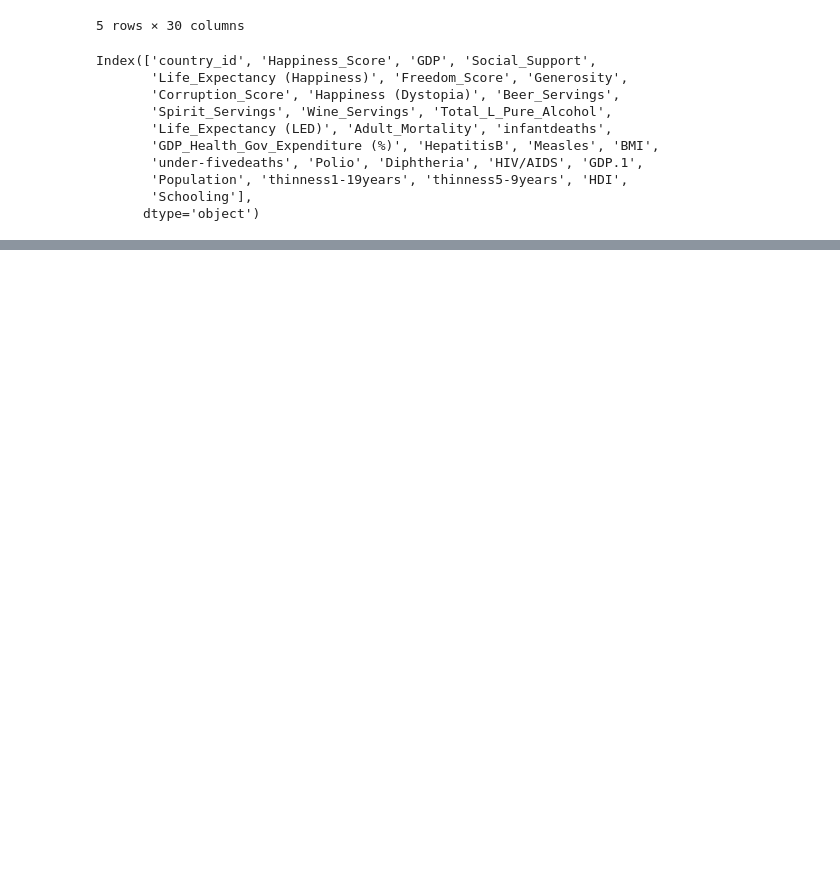
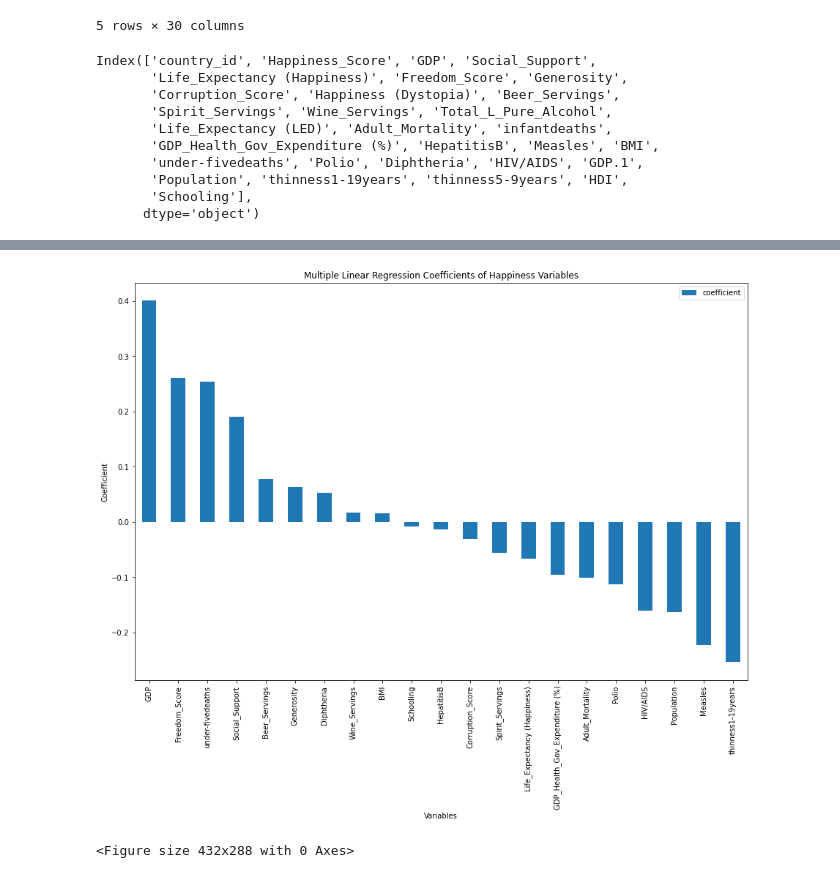
Before and after one commit to staceywai/Final-Project, a Jupyter notebook: multiple linear regression.ipynb, the cells around one changed output, grey strips where cells are left out. Drawn from its saved outputs; the diff is of its cells as text; code cells hidden in the pictures; blank space fills up the shorter version.

Commit message:
update linear regression analysis

```diff
--- a/multiple linear regression.ipynb
+++ b/multiple linear regression.ipynb
@@ -99,0 +101,3 @@ coef
+# %%
+variables = X.columns
+variables
@@ -99,0 +112,10 @@ coef
+# %%
+# create df comparing variables and coefficient values
+coef_df = pd.DataFrame({
+    'variables':variables,
+    'coefficient':coef[0]
+
+})
+coef_df=coef_df.sort_values(by=['coefficient'],ascending=False)
+coef_df=coef_df.set_index('variables').sort_values(by=['coefficient'],ascending=False)
+coef_df
@@ -100,3 +141,14 @@ coef
+# %%
+# plot coefficient size
+coef_df.plot(kind="bar", figsize=(15,10))
+plt.xlabel('Variables')
+plt.ylabel('Coefficient')
+plt.title('Multiple Linear Regression Coefficients of Happiness Variables')
+plt.show()
+plt.savefig('Resources/Images/coefficient_bar.png')
+# %% [output]
+[figure, added]
+<Figure size 432x288 with 0 Axes>
 # %%
 # Coefficients. In simple or multiple linear regression, the size of the coefficient for each independent variable
 # gives you the size of the effect that variable is having on your dependent variable, and the sign on the coefficient
```
Also changed, not shown: parts of 7 cells of this notebook, 2 other files.
